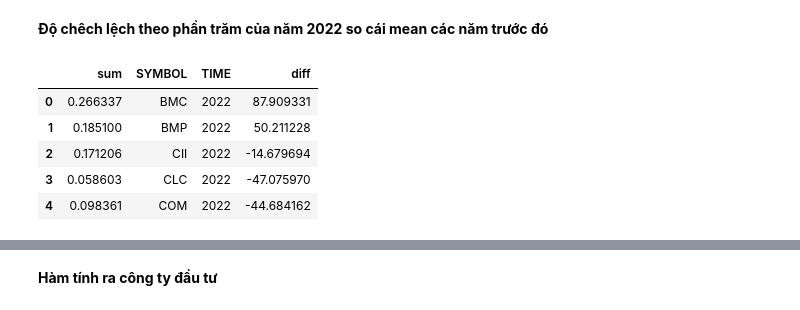
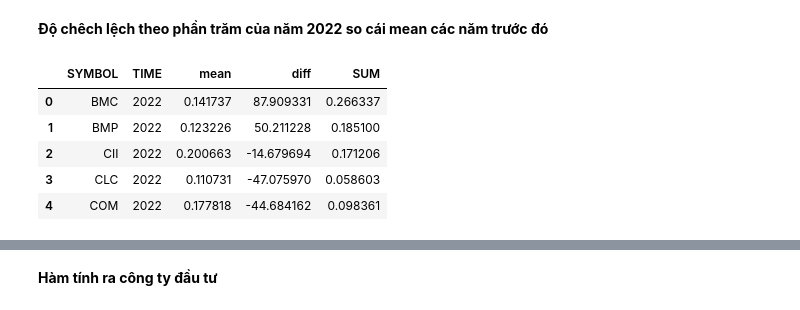
Before and after one commit to khanhha1005/TestFinanceFormula, a Jupyter notebook: Phương_Pháp_test.ipynb, the cells around one changed output, grey strips where cells are left out. Saved outputs shown, nothing was run; the diff lists cells and outputs as text; code cells hidden in the pictures.

```diff
--- a/Phương_Pháp_test.ipynb
+++ b/Phương_Pháp_test.ipynb
@@ -109,14 +122,20 @@ new_df_2022.head()
 | 4 | 0.098361 | COM | 2022 |
 # %% [markdown]
 **Độ chêch lệch  theo phần trăm của năm 2022 so cái mean các năm trước đó**
-# %%
-new_df_2022['diff'] = ((new_df_2022['sum'] - new_mean['mean'])/new_mean['mean'])*100
-new_df_2022.head(5)
-# %% [output]
-|  | sum | SYMBOL | TIME | diff |
-| 0 | 0.266337 | BMC | 2022 | 87.909331 |
-| 1 | 0.185100 | BMP | 2022 | 50.211228 |
-| 2 | 0.171206 | CII | 2022 | -14.679694 |
-| 3 | 0.058603 | CLC | 2022 | -47.075970 |
-| 4 | 0.098361 | COM | 2022 | -44.684162 |
+# %%
+# How to combine new_df_2022 and new_mean
+new_df_2022_1 = pd.merge(new_df_2022, new_mean, on='SYMBOL')
+new_df_2022_1.columns = ['sum','SYMBOL', 'TIME', 'mean']
+new_df_2022_1['diff'] = ((new_df_2022_1['sum'] - new_df_2022_1['mean'])/new_df_2022_1['mean'])*100
+new_df_2022_1['SUM'] = new_df_2022_1['sum'].astype(float)
+
+new_df_2022_1 = new_df_2022_1.drop(columns=['sum'])
+new_df_2022_1.head()
+# %% [output]
+|  | SYMBOL | TIME | mean | diff | SUM |
+| 0 | BMC | 2022 | 0.141737 | 87.909331 | 0.266337 |
+| 1 | BMP | 2022 | 0.123226 | 50.211228 | 0.185100 |
+| 2 | CII | 2022 | 0.200663 | -14.679694 | 0.171206 |
+| 3 | CLC | 2022 | 0.110731 | -47.075970 | 0.058603 |
+| 4 | COM | 2022 | 0.177818 | -44.684162 | 0.098361 |
 # %%
```
Also changed, not shown: parts of 16 cells of this notebook.
